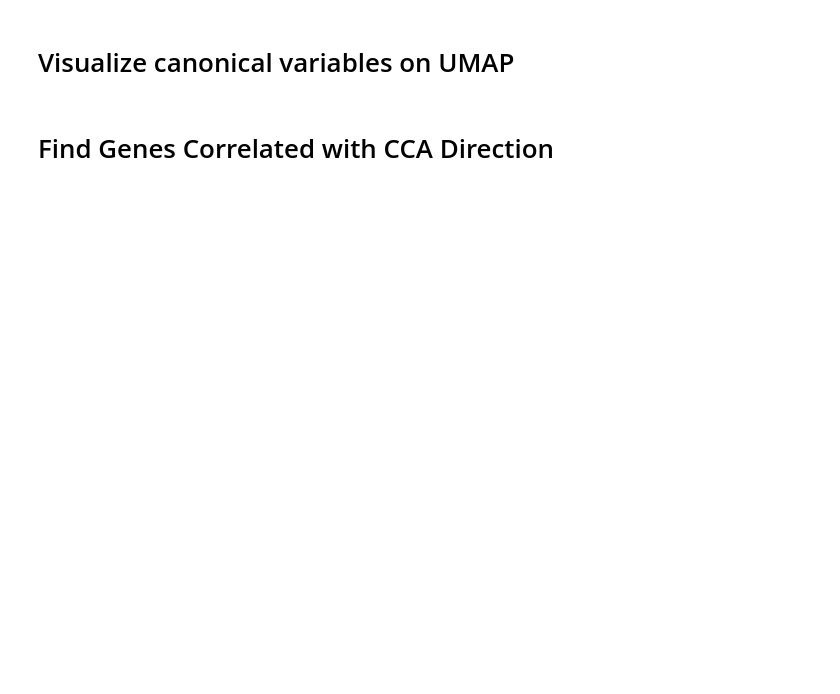
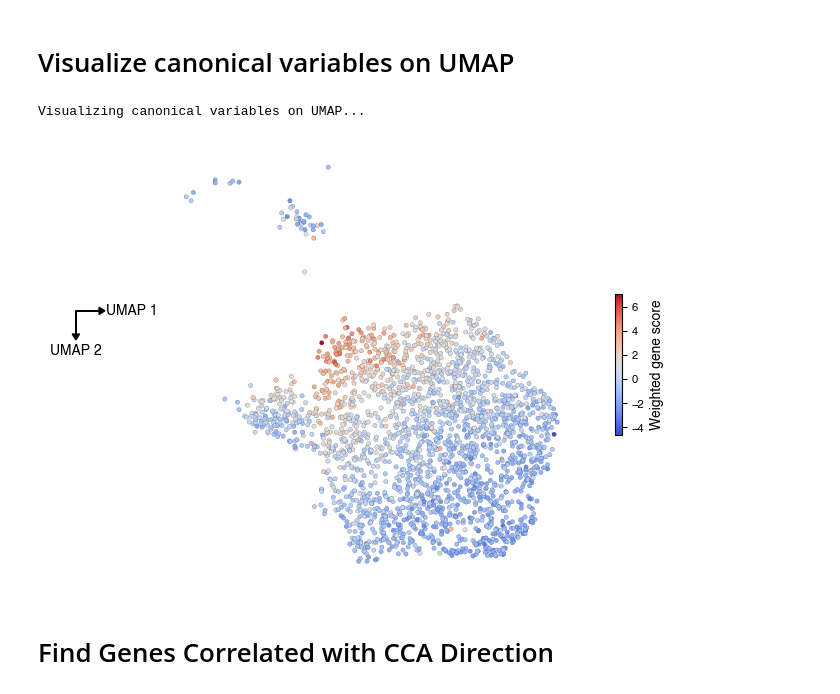
Before and after one commit to ShuonanChen/LCNE_transcriptomics, a Jupyter notebook: code/notebooks/merfish/plot_all_merfish_figs.ipynb, the cells around one changed output. Saved outputs shown, nothing was run; the diff lists cells and outputs as text; code cells hidden in the pictures; blank space fills up the shorter version.

```diff
--- a/code/notebooks/merfish/plot_all_merfish_figs.ipynb
+++ b/code/notebooks/merfish/plot_all_merfish_figs.ipynb
@@ -423,34 +434,37 @@ NameError: name 'GridSpec' is not defined
 print("Visualizing canonical variables on UMAP...")
 s = 10
 fs = 10
 plt.figure(figsize=(7, 5))
 ax = plt.gca()
 
 sca = ax.scatter(adata_mer.obsm['X_umap'][:, 0], adata_mer.obsm['X_umap'][:, 1],
                 c=X_c[:, k], cmap='coolwarm', s=s, edgecolor='k', linewidth=0.1)
 ax.set_aspect('equal')
 cbar = plt.colorbar(sca, ax=ax, label='Weighted gene score', shrink=0.3)
 
 for spine in ax.spines.values():
     spine.set_visible(False)
 ax.set_xticks([])
 ax.set_yticks([])
 ax.invert_yaxis()
 
 # Add UMAP axis labels
 y0, x0 = np.min(adata_mer.obsm['X_umap'], 0)
 y0 *= 1.4
 x0 *= 0.8
 ax.arrow(x0, y0, 1, 0, head_width=0.25, head_length=0.2,
          length_includes_head=True, linewidth=1, color='k')
 ax.arrow(x0, y0, 0, 1, head_width=0.25, head_length=0.2,
          length_includes_head=True, linewidth=1, color='black')
 
 ax.text(x0+1.05, y0, 'UMAP 1', va='center', ha='left', fontsize=fs)
 ax.text(x0, y0+1.6, 'UMAP 2', va='bottom', ha='center', fontsize=fs)
 plt.tight_layout()
-save_figure("merfish_umap")
+# save_figure("merfish_umap")
 plt.show()
+# %% [output]
+Visualizing canonical variables on UMAP...
+[figure, added]
 # %% [markdown]
 # Find Genes Correlated with CCA Direction
 # %%
```
Also changed, not shown: parts of 22 cells of this notebook, 4 other files.
